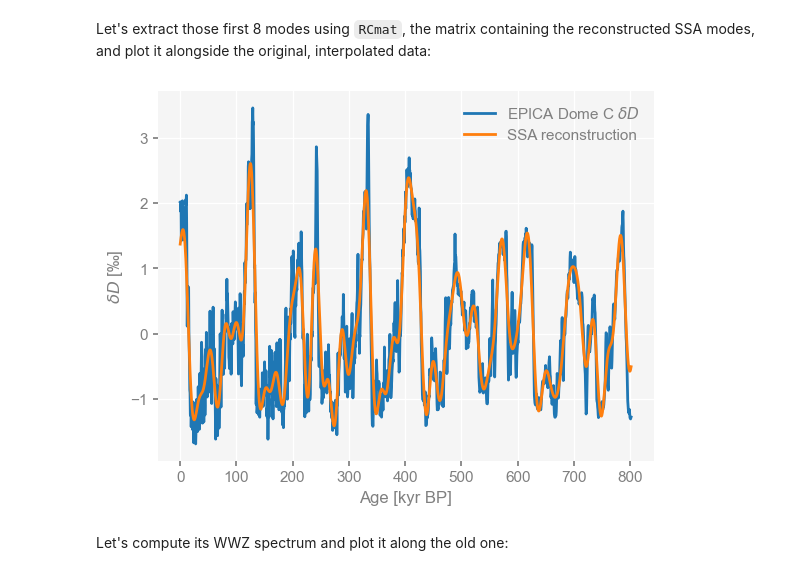
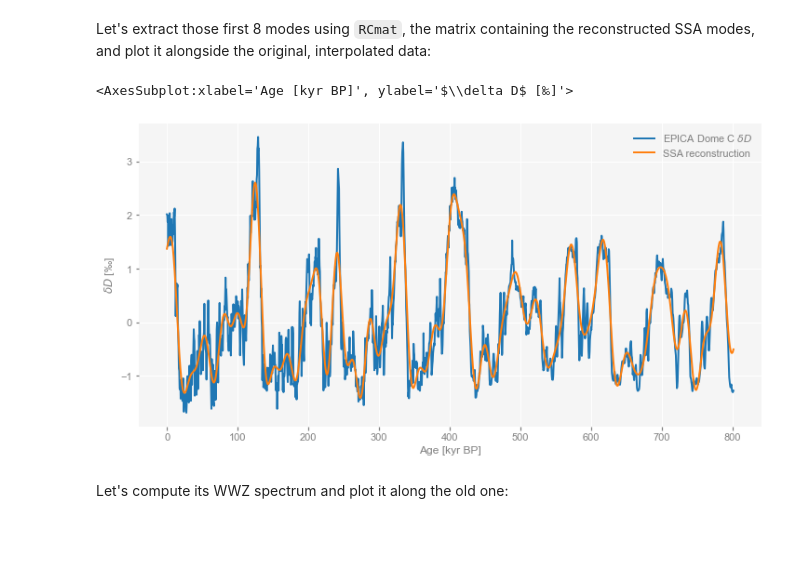
Before and after one commit to LinkedEarth/paleobooks_mathom, a Jupyter notebook: notebooks/EDC_demo.ipynb, the cells around one changed output. Drawn from its saved outputs; the diff is of its cells as text; code cells hidden in the pictures; blank space fills up the shorter version.

```diff
--- a/notebooks/EDC_demo.ipynb
+++ b/notebooks/EDC_demo.ipynb
@@ -163,14 +161,14 @@ dDssa.pctvar[:7].sum()
 # %% [markdown]
 Let's extract those first 8 modes using `RCmat`, the matrix containing the reconstructed SSA modes, and plot it alongside the original, interpolated data:
 # %%
-fig, ax = plt.subplots()
+fig, ax = plt.subplots(figsize=(12,6))
 dD05.plot(ax=ax, mute=True)
 dDrc = dD05.copy()
 dDrc.value = dDssa.RCmat[:,:7].sum(axis=1); dDrc.label = 'SSA reconstruction'
 dDrc.plot(ax=ax)
-pyleo.showfig(fig)
 # %% [output]
+<AxesSubplot:xlabel='Age [kyr BP]', ylabel='$\\delta D$ [‰]'>
-[figure, old version]
+[figure, new version]
 # %% [markdown]
 Let's compute its WWZ spectrum and plot it along the old one:
 # %%
```
Also changed, not shown: parts of 19 cells of this notebook.
